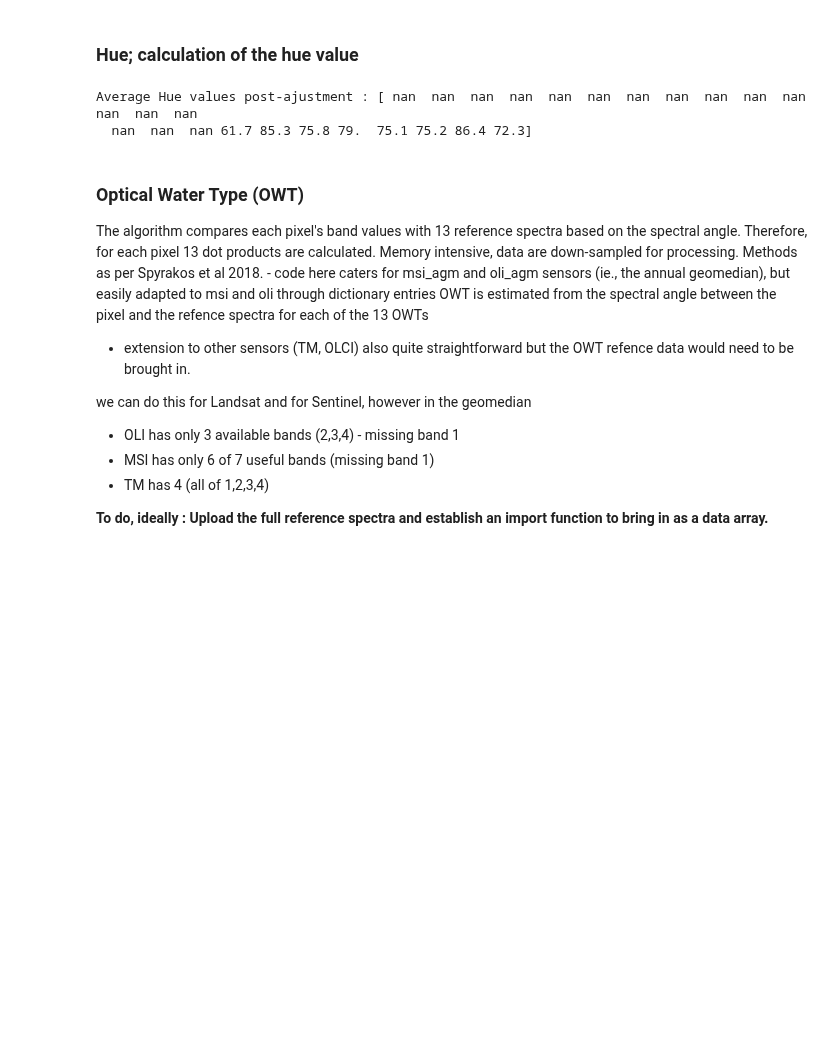
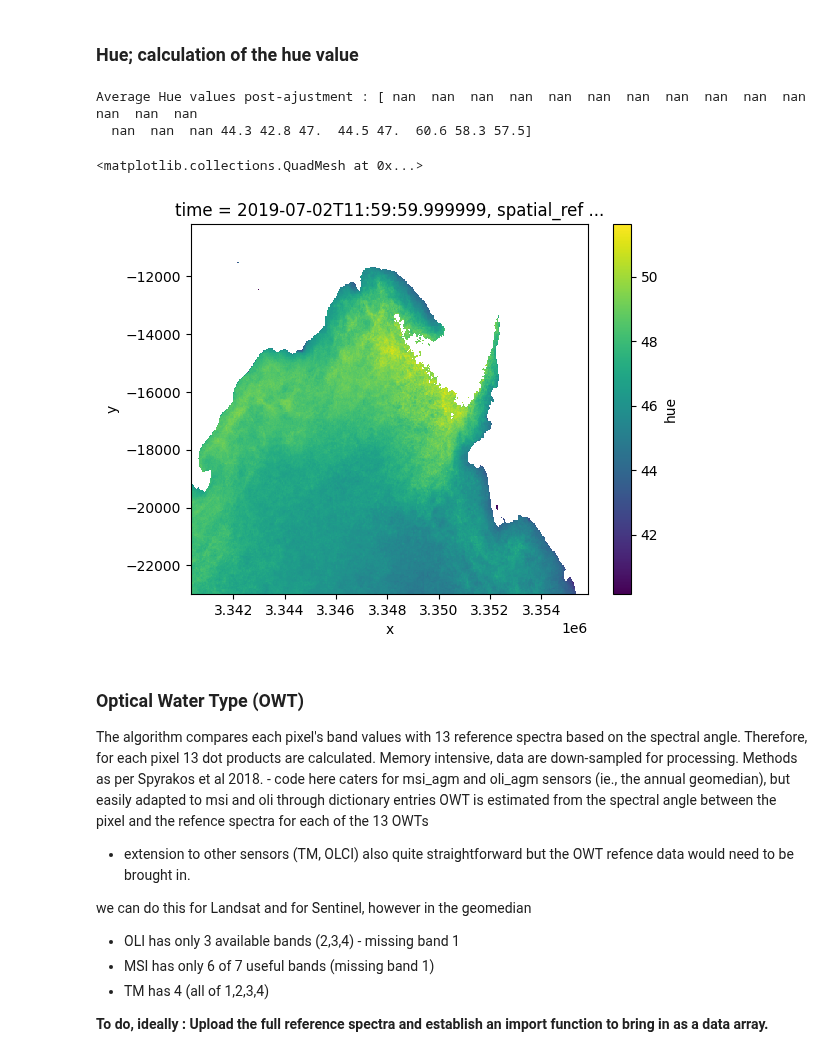
Before and after one commit to vikineema/deafrica_water_quality, a Jupyter notebook: WP1.2/WQ package 1.2.ipynb, the cells around one changed output. Saved outputs shown, nothing was run; the diff lists cells and outputs as text; code cells hidden in the pictures; blank space fills up the shorter version.

```diff
--- a/WP1.2/WQ package 1.2.ipynb
+++ b/WP1.2/WQ package 1.2.ipynb
@@ -428,10 +408,19 @@ R_correction completed normally
 if not (('msi_agm') in instruments.keys()):
     print("skipping hue calculation as the msi_agm instrument is not in the dataset")
 else:
-    ds['hue'] = hue_calculation(ds,instrument='msi_agm',test=test,verbose=verbose)[0]
+    ds['hue'] = hue_calculation(ds\
+                               .where(np.isnan(ds.agm_fai))\
+                                .where(np.isnan(ds.agm_ndvi))\
+                                .where(ds.wofs_5yr_freq > 0.5)\
+                                ,instrument='msi_agm',test=test,verbose=verbose)[0]
 # %% [output]
 Average Hue values post-ajustment : [ nan  nan  nan  nan  nan  nan  nan  nan  nan  nan  nan  nan  nan  nan
-  nan  nan  nan 61.7 85.3 75.8 79.  75.1 75.2 86.4 72.3]
+  nan  nan  nan 44.3 42.8 47.  44.5 47.  60.6 58.3 57.5]
+# %%
+ds.isel(time=19).hue.plot()
+# %% [output]
+<matplotlib.collections.QuadMesh at 0x...>
+[figure, added]
 # %% [markdown]
 ### Optical Water Type (OWT)
 The algorithm compares each pixel's band values with 13 reference spectra based on the spectral angle. Therefore, for each pixel 13 dot products are calculated.
```
Also changed, not shown: parts of 8 cells of this notebook.
